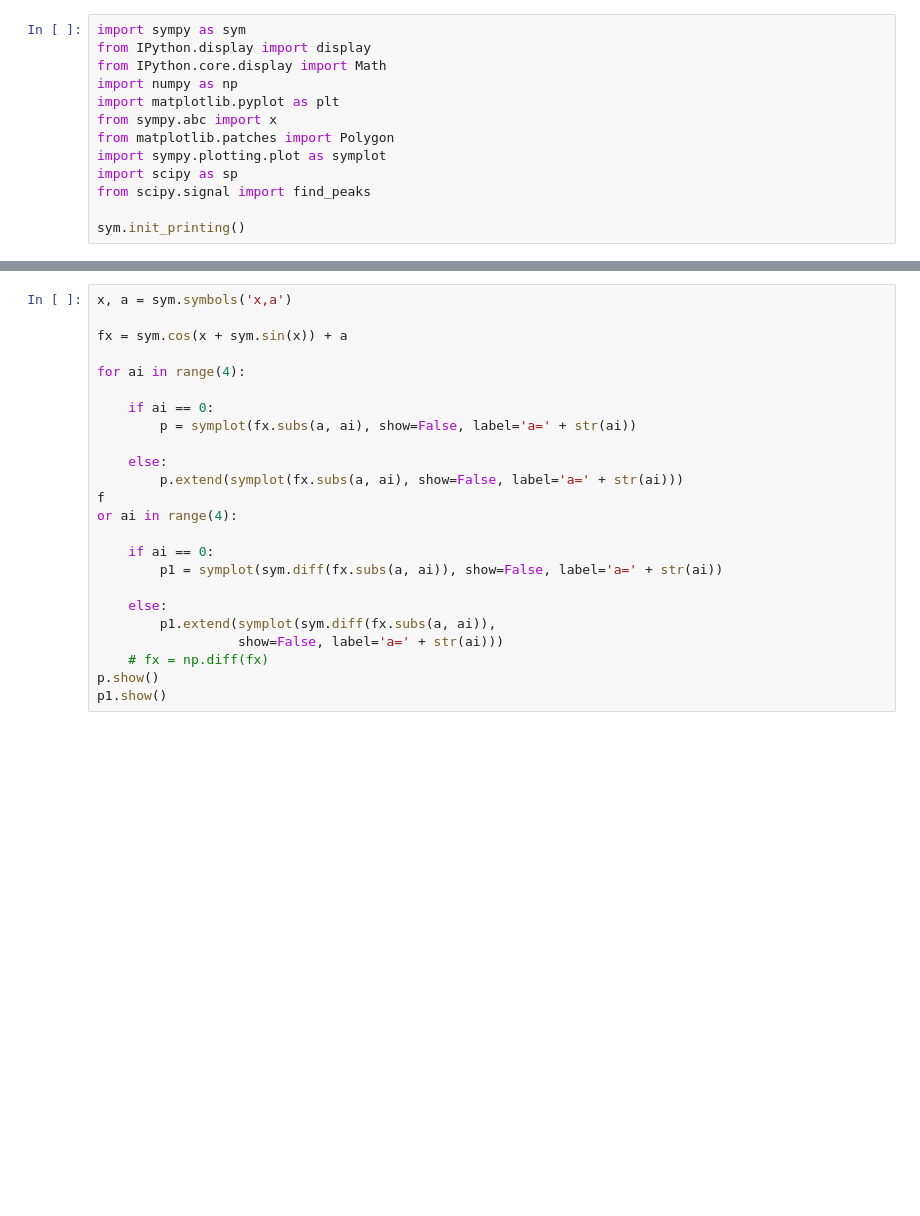
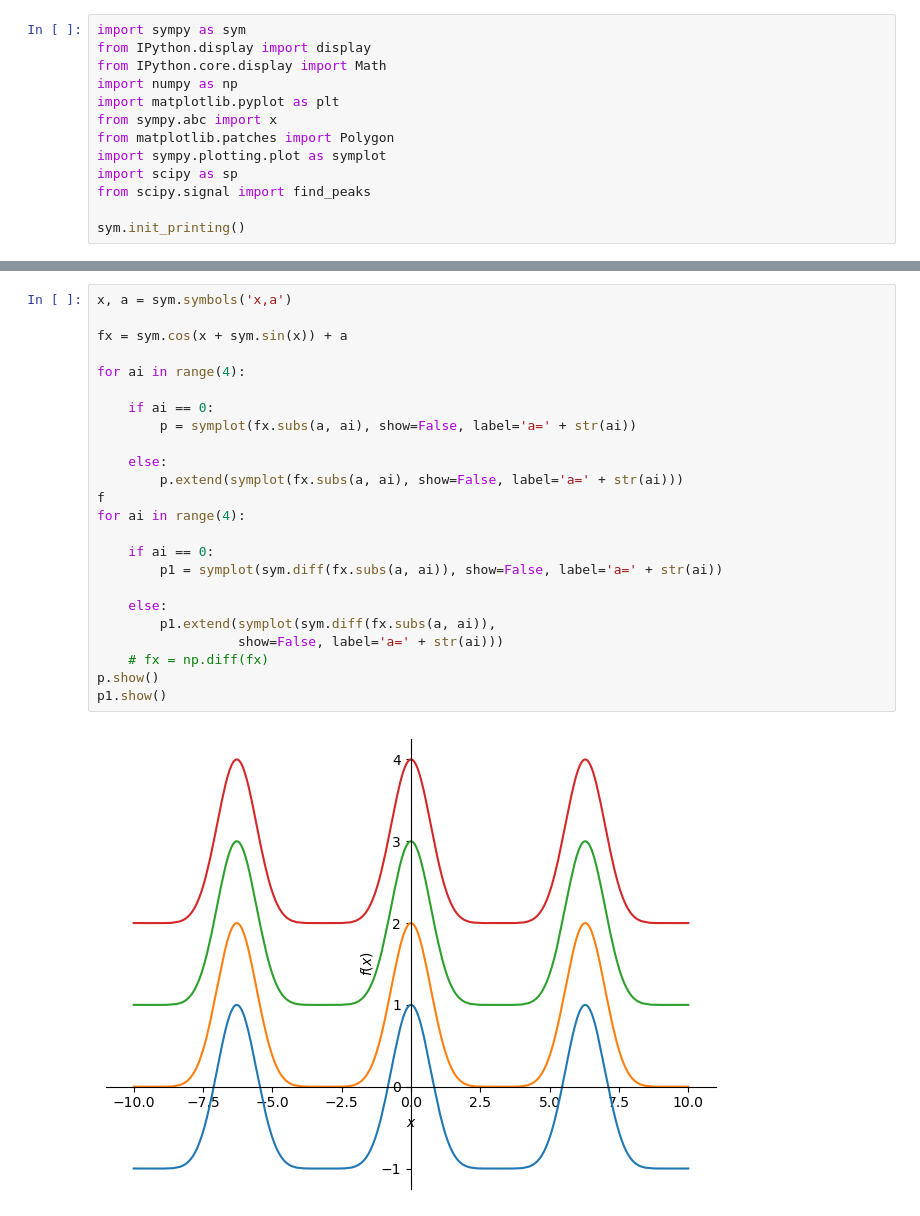
Before and after one commit to Kantulaev/ML_projects, a Jupyter notebook: lesson_9_Calculus.ipynb, the cells around one changed output, grey strips where cells are left out. Drawn from its saved outputs; the diff is of its cells as text; blank space fills up the shorter version.

```diff
--- a/lesson_9_Calculus.ipynb
+++ b/lesson_9_Calculus.ipynb
@@ -68,24 +96,26 @@ display(Math(sym.latex(gx)))
 # %%
 x, a = sym.symbols('x,a')
 
 fx = sym.cos(x + sym.sin(x)) + a
 
 for ai in range(4):
 
     if ai == 0:
         p = symplot(fx.subs(a, ai), show=False, label='a=' + str(ai))
 
     else:
         p.extend(symplot(fx.subs(a, ai), show=False, label='a=' + str(ai)))
 f
-or ai in range(4):
+for ai in range(4):
 
     if ai == 0:
         p1 = symplot(sym.diff(fx.subs(a, ai)), show=False, label='a=' + str(ai))
 
     else:
         p1.extend(symplot(sym.diff(fx.subs(a, ai)),
                   show=False, label='a=' + str(ai)))
     # fx = np.diff(fx)
 p.show()
 p1.show()
+# %% [output]
+[figure, added]
```
Also changed, not shown: parts of 7 cells of this notebook.
